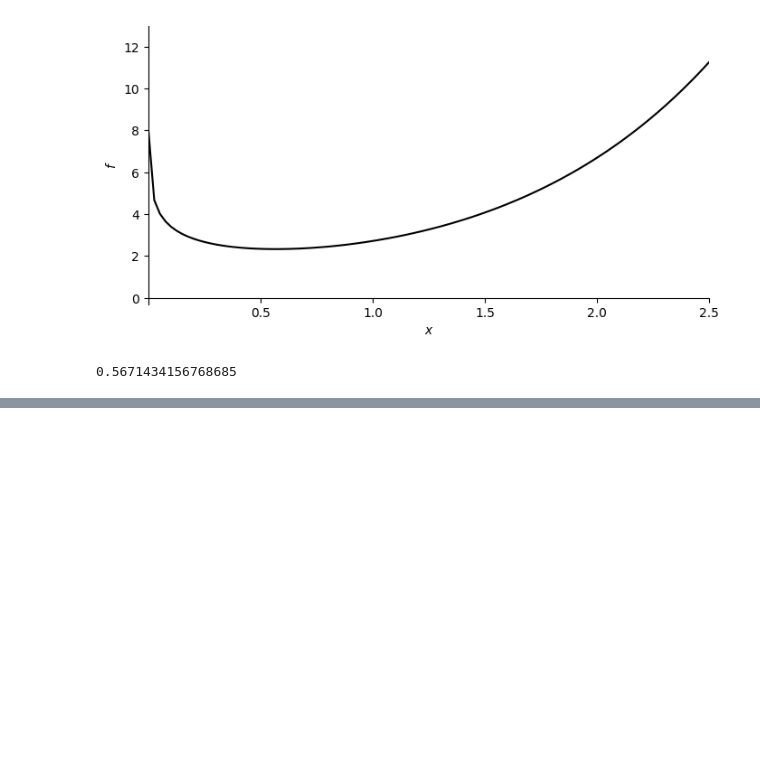
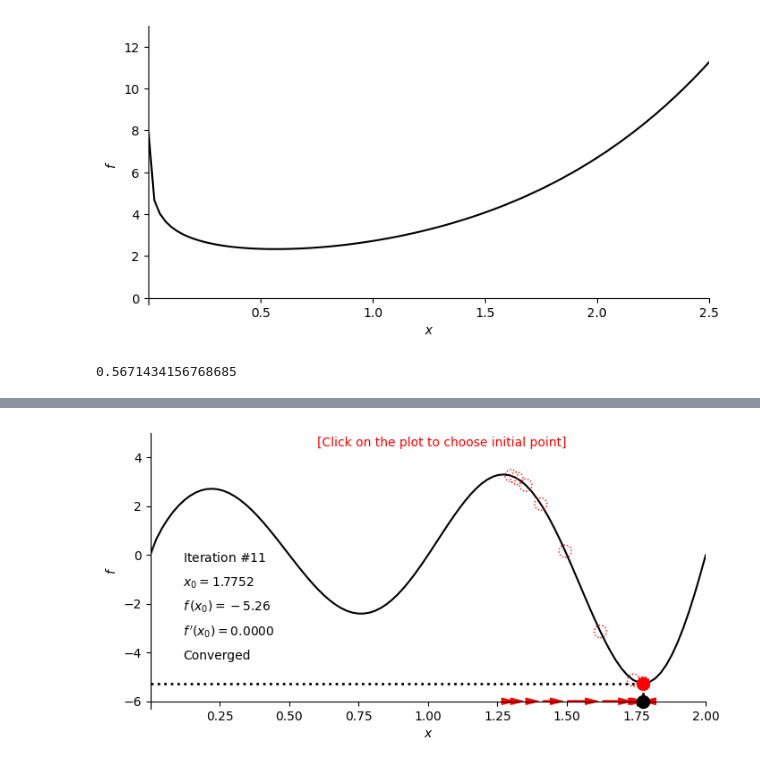
Before and after one commit to San-kalp/Maths-ML, a Jupyter notebook: Optimization Using Gradient Descent in One Variable/code.ipynb, the cells around one changed output, grey strips where cells are left out. Saved outputs shown, nothing was run; the diff lists cells and outputs as text; code cells hidden in the pictures; blank space fills up the shorter version.

```diff
--- a/Optimization Using Gradient Descent in One Variable/code.ipynb
+++ b/Optimization Using Gradient Descent in One Variable/code.ipynb
@@ -40,0 +54,9 @@ gd_example_1 = gradient_descent_one_variable([0.001, 2.5], [-0.3, 13], f_of_x, d
+# %%
+num_iterations = 35; learning_rate = 0.005; x_initial = 1.3
+# num_iterations = 35; learning_rate = 0.005; x_initial = 0.25
+# num_iterations = 35; learning_rate = 0.01; x_initial = 1.3
+
+gd_example_2 = gradient_descent_one_variable([0.001, 2], [-6.3, 5], f_example_2, dfdx_example_2,
+                                      gradient_descent, num_iterations, learning_rate, x_initial, -6, [0.1, -0.5])
+# %% [output]
+[figure, added]
```
Also changed, not shown: parts of 3 cells of this notebook.
